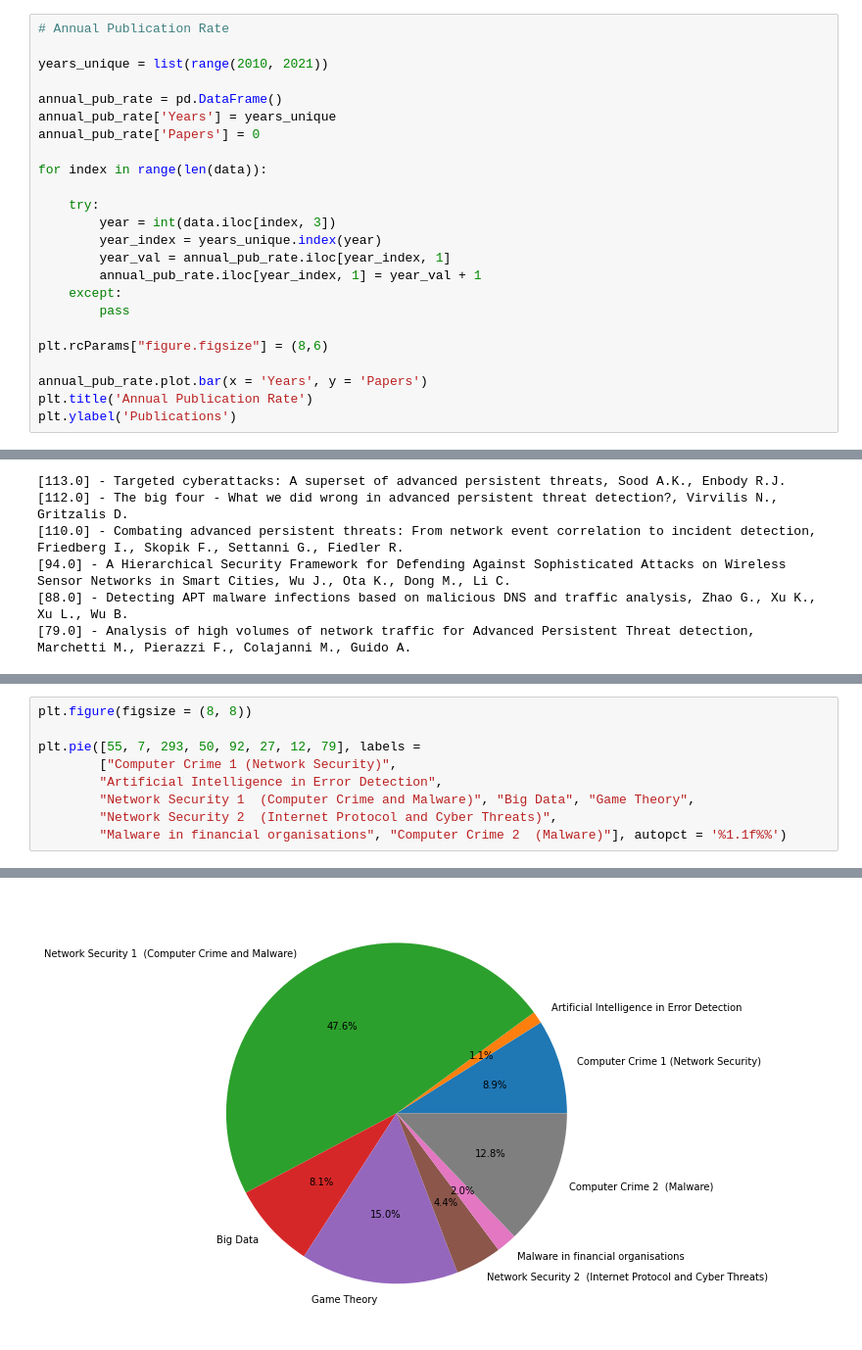
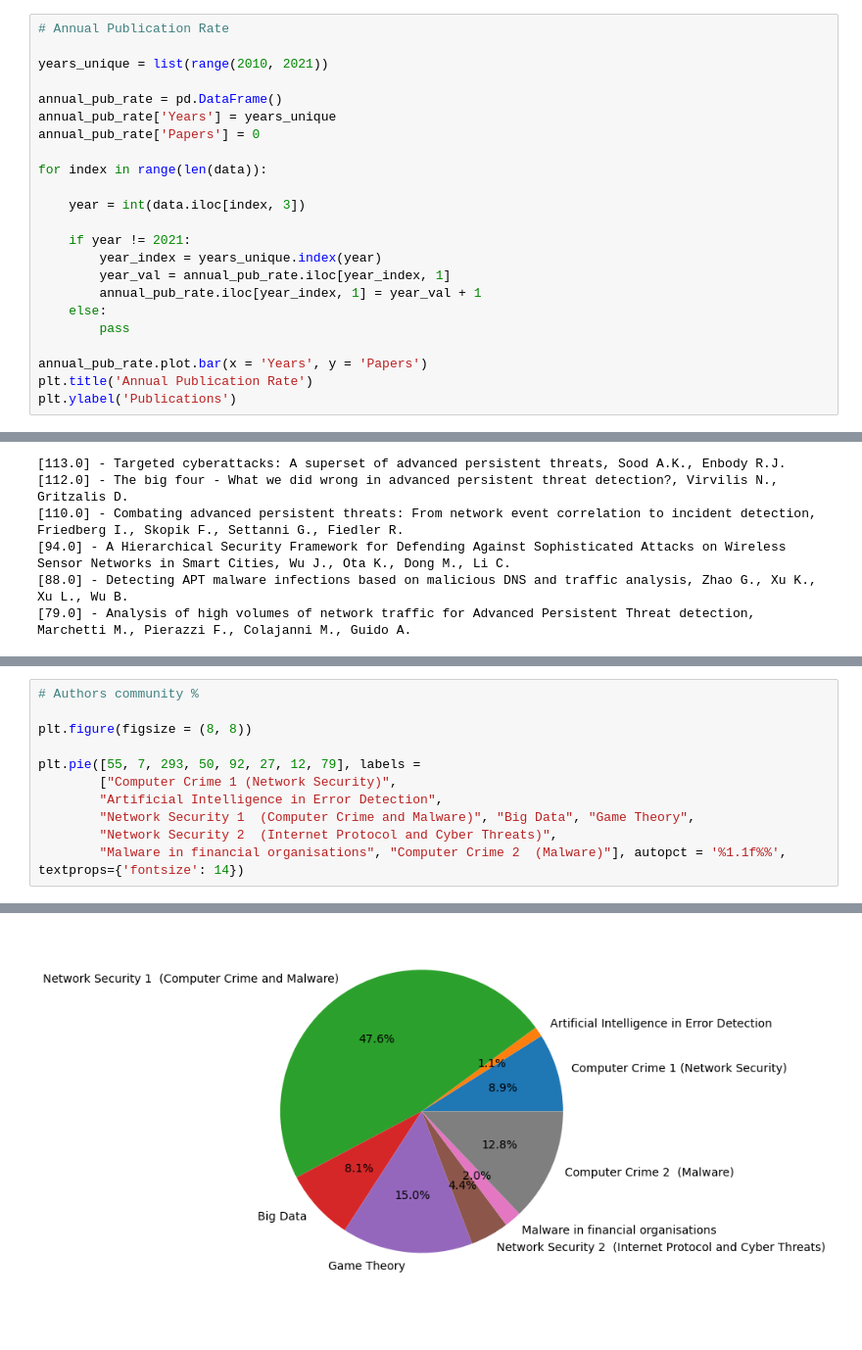
Before and after one commit to bhat-aditya/APT-Louvain, a Jupyter notebook: Exploratory_Analysis.ipynb, the cells around one changed output, grey strips where cells are left out. Shown: that part at 98% size. Saved outputs shown, nothing was run; the diff lists cells and outputs as text; blank space fills up the shorter version.

```diff
--- a/Exploratory_Analysis.ipynb
+++ b/Exploratory_Analysis.ipynb
@@ -18,15 +22,14 @@ annual_pub_rate['Papers'] = 0
 
 for index in range(len(data)):
 
-    try:
-        year = int(data.iloc[index, 3])
+    year = int(data.iloc[index, 3])
+
+    if year != 2021:
         year_index = years_unique.index(year)
         year_val = annual_pub_rate.iloc[year_index, 1]
         annual_pub_rate.iloc[year_index, 1] = year_val + 1
-    except:
+    else:
         pass
-
-plt.rcParams["figure.figsize"] = (8,6)
 
 annual_pub_rate.plot.bar(x = 'Years', y = 'Papers')
 plt.title('Annual Publication Rate')
@@ -107,29 +160,31 @@ Author_ID - 6602317815, value - 7
 # %%
+# Authors community %
+
 plt.figure(figsize = (8, 8))
 
 plt.pie([55, 7, 293, 50, 92, 27, 12, 79], labels =
         ["Computer Crime 1 (Network Security)",
         "Artificial Intelligence in Error Detection",
         "Network Security 1  (Computer Crime and Malware)", "Big Data", "Game Theory",
         "Network Security 2  (Internet Protocol and Cyber Threats)",
-        "Malware in financial organisations", "Computer Crime 2  (Malware)"], autopct = '%1.1f%%')
+        "Malware in financial organisations", "Computer Crime 2  (Malware)"], autopct = '%1.1f%%', textprops={'fontsize': 14})
 # %% [output]
 ([<matplotlib.patches.Wedge at 0x...>,
   <matplotlib.patches.Wedge at 0x...>,
   <matplotlib.patches.Wedge at 0x...>,
   <matplotlib.patches.Wedge at 0x...>,
   <matplotlib.patches.Wedge at 0x...>,
   <matplotlib.patches.Wedge at 0x...>,
   <matplotlib.patches.Wedge at 0x...>,
   <matplotlib.patches.Wedge at 0x...>],
  [Text(1.0568700573181382, 0.30500111793951784, 'Computer Crime 1 (Network Security)'),
   Text(0.909314615851365, 0.618988634305255, 'Artificial Intelligence in Error Detection'),
   Text(-0.5837051526519761, 0.9323563132019503, 'Network Security 1  (Computer Crime and Malware)'),
   Text(-0.8117955444125209, -0.7422856553052734, 'Big Data'),
 ... (8 lines left out)
   Text(-0.06271711613727445, -0.5967131332084317, '15.0%'),
   Text(0.28932072735115644, -0.5256362970010707, '4.4%'),
   Text(0.38762562781562876, -0.4579807557753269, '2.0%'),
   Text(0.5518026562195728, -0.2356137275054744, '12.8%')])
-[figure, old version]
+[figure, new version]
 # %%
```
Also changed, not shown: parts of 12 cells of this notebook, 6 other files.
